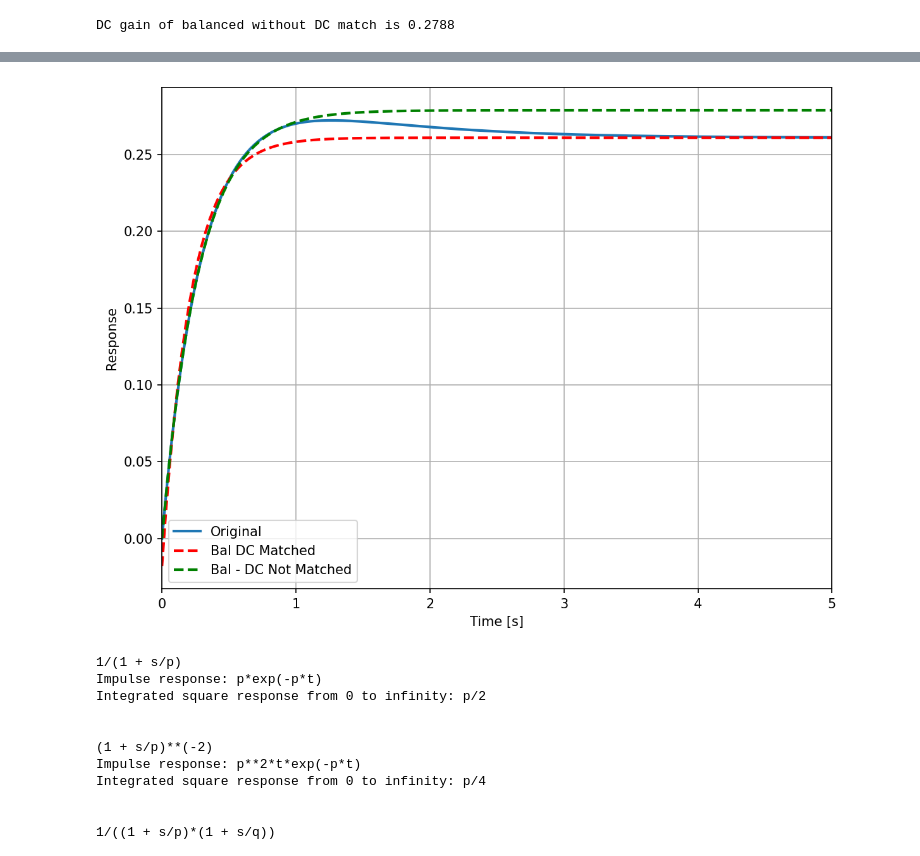
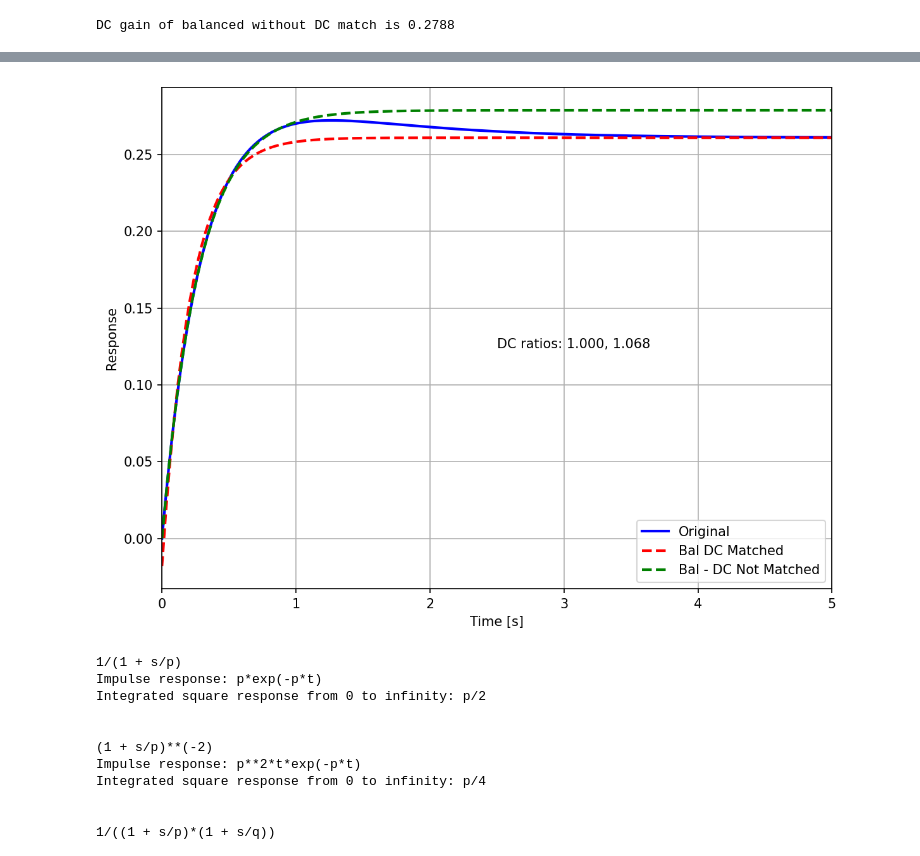
Before and after one commit to mit-acl/16_06_Class, a Jupyter notebook: notebooks/16_06_T4_Dominant_Poles.ipynb, the cells around one changed output, grey strips where cells are left out. Saved outputs shown, nothing was run; the diff lists cells and outputs as text; code cells hidden in the pictures.

```diff
--- a/notebooks/16_06_T4_Dominant_Poles.ipynb
+++ b/notebooks/16_06_T4_Dominant_Poles.ipynb
@@ -509,21 +519,21 @@ DC gain of balanced without DC match is 0.2788
 # %%
 y,ty = cmat.step(h,5)
 ybal,tbal = cmat.step(hbal,5)
 ybal_nm,tbal_nm = cmat.step(hbal_nm,5)
 
 fig, ax = plt.subplots(1,figsize=(8, 6),dpi=150,sharex = True)
-plt.plot(ty,y,label='Original')
+plt.plot(ty,y,'b-',label='Original')
 plt.plot(tbal,ybal,'r--',label='Bal DC Matched')
 plt.plot(tbal_nm,ybal_nm,'g--',label='Bal - DC Not Matched')
-plt.legend()
+plt.legend(loc=4)
 plt.xlabel("Time [s]")
 plt.ylabel("Response")
 g1 = float(hbal.dcgain()/h.dcgain())
 g2 = float(hbal_nm.dcgain()/h.dcgain())
-ax.text(0.05, 0.95, f"DC ratios: {g1:.3f}, {g2:.3f}", transform=ax.transAxes, va='top')
+ax.text(0.5, 0.5, f"DC ratios: {g1:.3f}, {g2:.3f}", transform=ax.transAxes, va='top')
 plt.show()
 # %% [output]
-[figure, old version]
+[figure, new version]
 # %%
 from sympy import symbols, inverse_laplace_transform, integrate, oo, simplify
 
```
Also changed, not shown: parts of 14 cells of this notebook, 2 other files.
